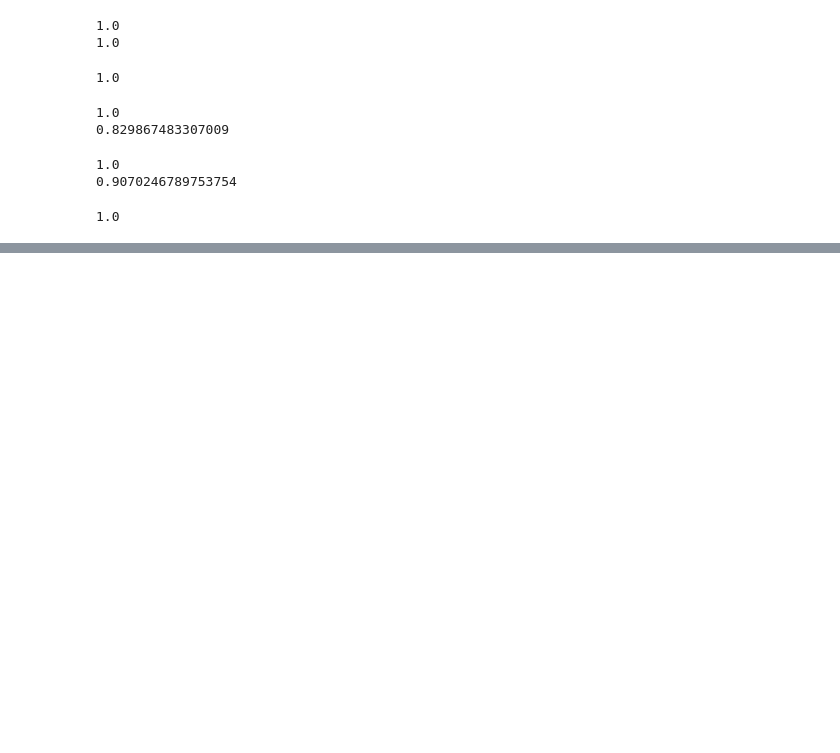
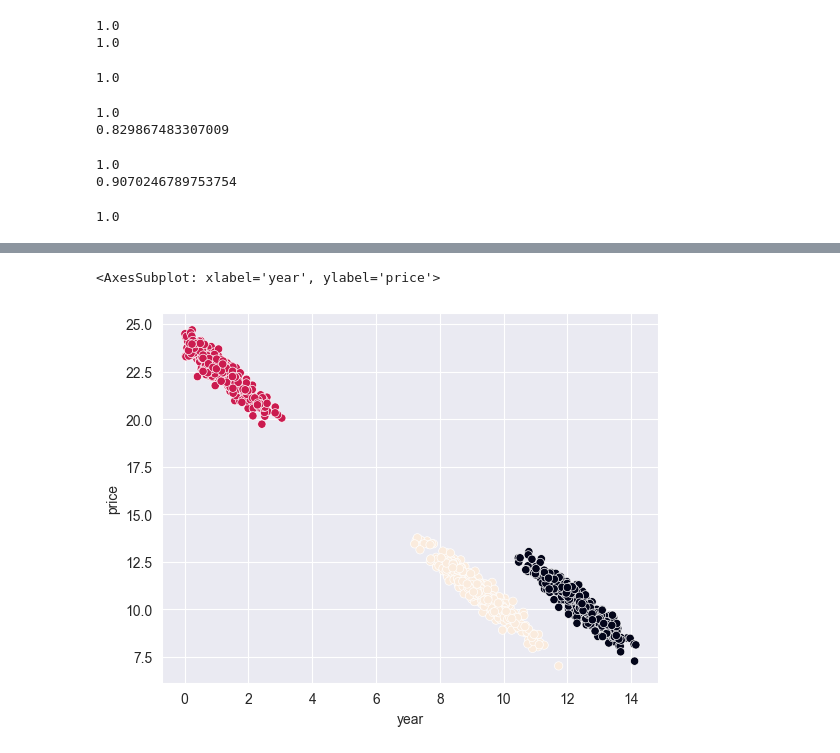
Before and after one commit to sergioschadenko/sf_data_science, a Jupyter notebook: ML_4_clasterisation/kmeans.ipynb, the cells around one changed output, grey strips where cells are left out. Drawn from its saved outputs; the diff is of its cells as text; code cells hidden in the pictures; blank space fills up the shorter version.

```diff
--- a/ML_4_clasterisation/kmeans.ipynb
+++ b/ML_4_clasterisation/kmeans.ipynb
@@ -224,0 +258,3 @@ rand_score([0, 0, 1, 1], [0, 0, 1, 1])
+# %%
+housing_data = pd.read_csv('data/housing.csv')
+housing_data.head()
@@ -224,0 +268,13 @@ rand_score([0, 0, 1, 1], [0, 0, 1, 1])
+# %%
+gm_clustering = GaussianMixture(n_components=3, random_state=42)
+
+# обучаем модель
+gm_clustering.fit(housing_data)
+
+# для матрицы X получаем предсказания, к какому кластеру принадлежат объекты
+gm_prediction = gm_clustering.predict(housing_data)
+
+sns.scatterplot(x=housing_data.year, y=housing_data.price, c=gm_prediction)
+# %% [output]
+<AxesSubplot: xlabel='year', ylabel='price'>
+[figure, added]
```
Also changed, not shown: parts of 8 cells of this notebook, 1 other file.
